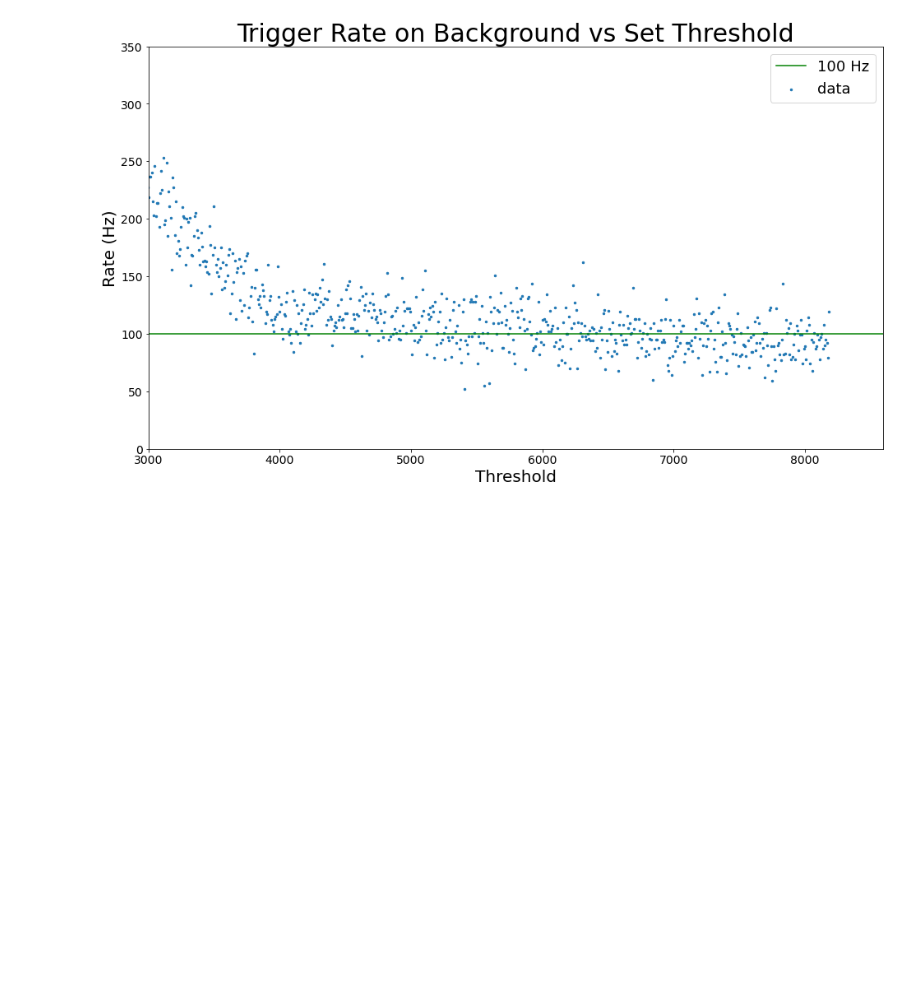
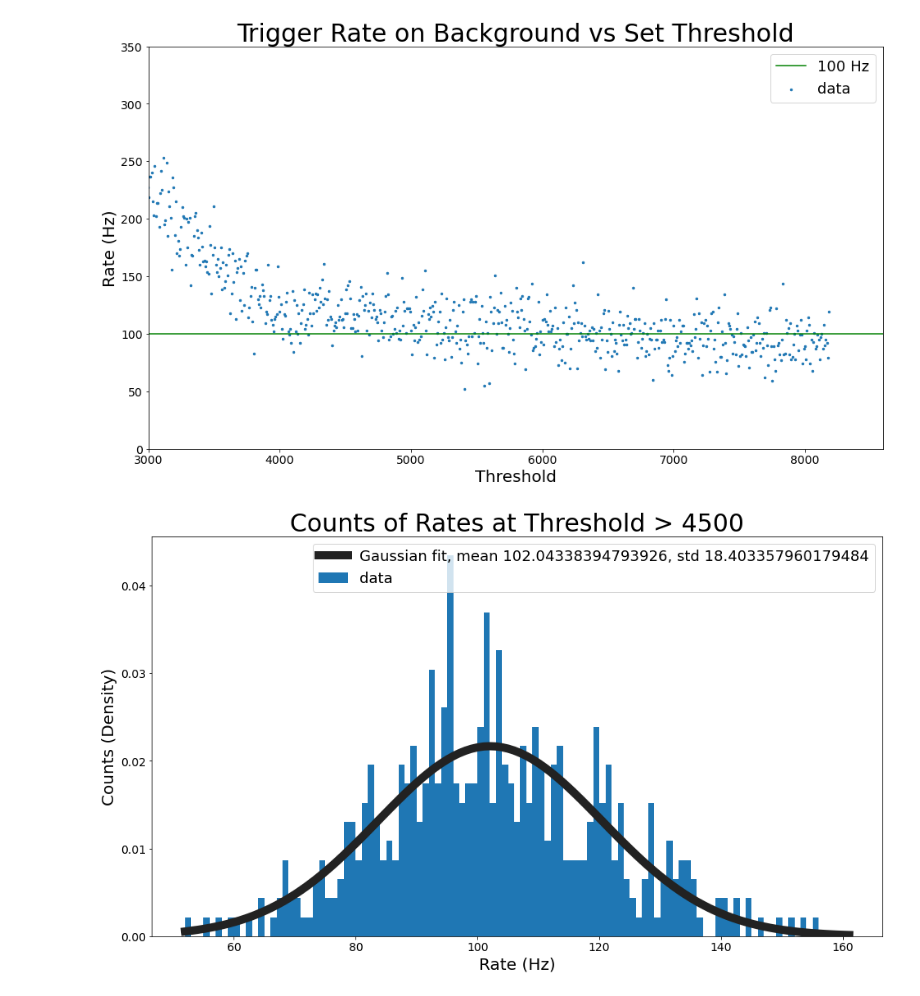
Before and after one commit to villano-lab/NaI_Array_Firmware, a Jupyter notebook: test_firmwares/PuBeTrigger1/library/Python/PlotRates.ipynb, the cells around one changed output. Cells and saved outputs as stored; diff of their text form; code cells hidden in the pictures; blank space fills up the shorter version.

Commit message:
Add hist to view width of 'flat' region

```diff
--- a/test_firmwares/PuBeTrigger1/library/Python/PlotRates.ipynb
+++ b/test_firmwares/PuBeTrigger1/library/Python/PlotRates.ipynb
@@ -40,3 +42,24 @@ plt.legend(fontsize=18)
 plt.show()
 # %% [output]
 [figure]
+# %%
+plt.figure(figsize=(16,9))
+
+histdata = data.iloc[:,1][data.iloc[:,0]>4500]
+bins = np.arange(histdata.min(),histdata.max())
+
+mean,std = norm.fit(histdata)
+
+plt.hist(histdata,bins=bins,density=True,label="data")
+plt.plot(bins,norm.pdf(bins,mean,std),label="Gaussian fit, mean "+str(mean)+", std "+str(std),color="#222222",linewidth=10)
+
+plt.title("Counts of Rates at Threshold > 4500",size=30)
+plt.xlabel("Rate (Hz)",size=20)
+plt.ylabel("Counts (Density)",size=20)
+plt.rc('xtick', labelsize=14) #fontsize of the x tick labels
+plt.rc('ytick', labelsize=14) #fontsize of the y tick labels
+
+plt.legend(fontsize=18)
+plt.show()
+# %% [output]
+[figure, added]
```
Also changed, not shown: parts of 2 cells of this notebook.
